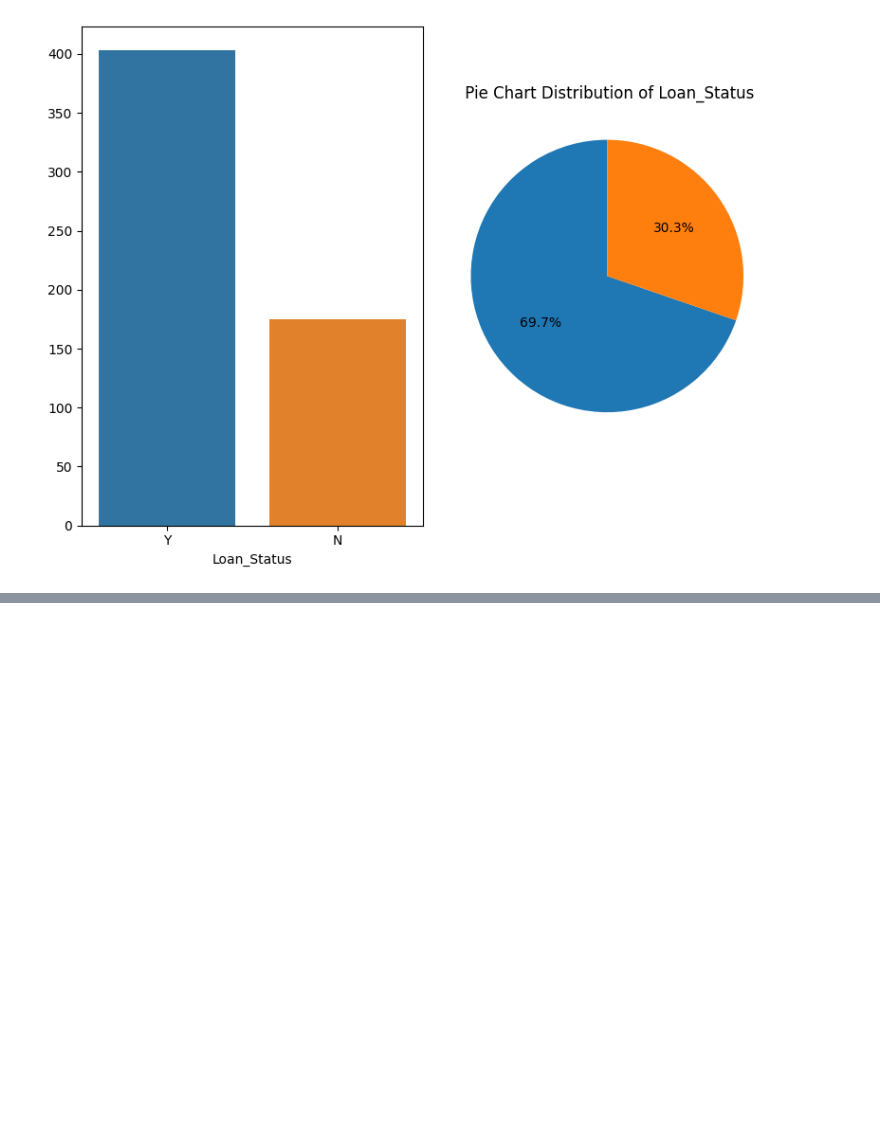
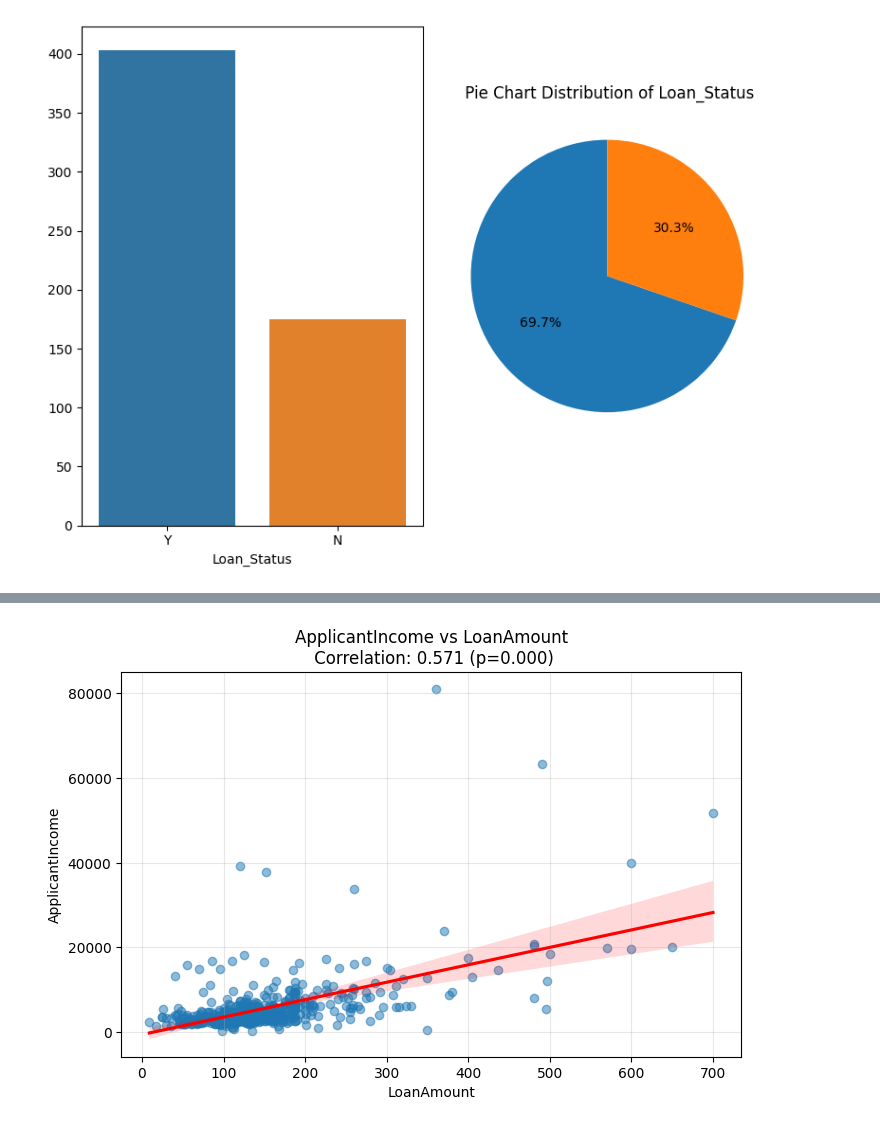
Before and after one commit to Adelegan-JD/TASKS, a Jupyter notebook: Week_11/adelegan_deborah_task_25.ipynb, the cells around one changed output, grey strips where cells are left out. Cells and saved outputs as stored; diff of their text form; code cells hidden in the pictures; blank space fills up the shorter version.

```diff
--- a/Week_11/adelegan_deborah_task_25.ipynb
+++ b/Week_11/adelegan_deborah_task_25.ipynb
@@ -584,0 +688,4 @@ for col in cat_cols:
+# %%
+numeric_bivariate_plot(data, "LoanAmount", "ApplicantIncome")
+# %% [output]
+[figure, added]
```
Also changed, not shown: parts of 14 cells of this notebook.
